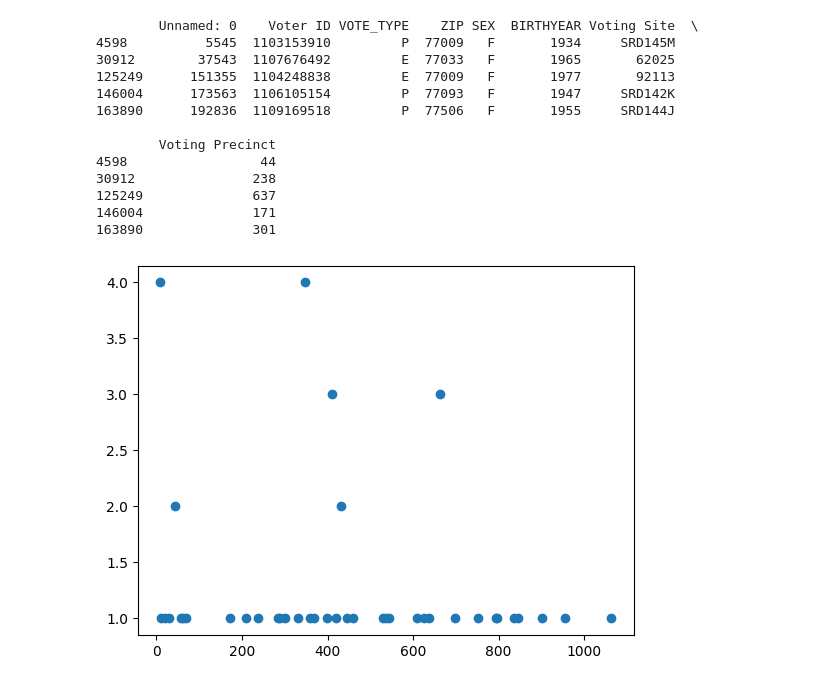
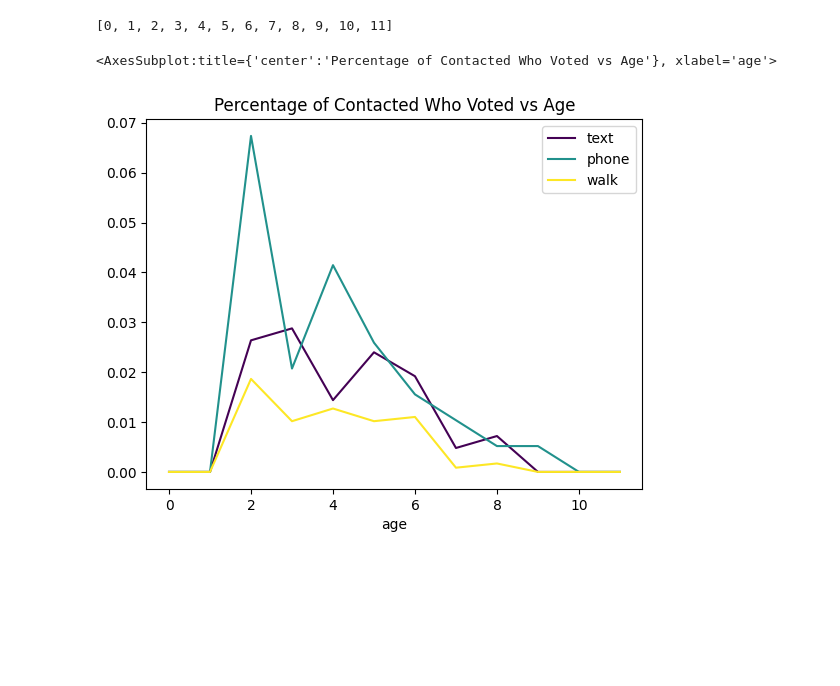
Before and after one commit to ywiamnog/Datathon-2023, a Jupyter notebook: best_methods_per_location.ipynb, the cells around one changed output. Cells and saved outputs as stored; diff of their text form; code cells hidden in the pictures; blank space fills up the shorter version.

Commit message:
made a chart for age vs voter turnout across GOTV formats

```diff
--- a/best_methods_per_location.ipynb
+++ b/best_methods_per_location.ipynb
@@ -49,36 +49,38 @@ phone_overall_conversion = phone_voters.shape[0]/phone_outreach.shape[0]
 
 walk_contact_conversion = walk_voters.shape[0]/len(walk_ids)
 walk_overall_conversion = walk_voters.shape[0]/walk_outreach.shape[0]
-# %%
-# best method per age:
-# dict needs to be of form { age: [0, 1, 2], text: [4, 5, 6], door:[4, 5, 6], phone:}
-print(text_voters.head())
-age_text = []
-age_walk = []
-for idx, row in text_voters.iterrows():
-    age = 2022 - row.loc["BIRTHYEAR"]
-    precinct = row.loc["Voting Precinct"]
-    sex = row.loc["SEX"]
-    if age not in age_text.keys():
-        age_text[age] = 1
-    else:
-        age_text[age] += 1
-    if precinct not in precinct_text.keys():
-        precinct_text[precinct] = 1
-    else:
-        precinct_text[precinct] +=  1
-# %% [output]
-        Unnamed: 0    Voter ID VOTE_TYPE    ZIP SEX  BIRTHYEAR Voting Site  \
-4598          5545  1103153910         P  77009   F       1934     SRD145M
-30912        37543  1107676492         E  77033   F       1965       62025
-125249      151355  1104248838         E  77009   F       1977       92113
-146004      173563  1106105154         P  77093   F       1947     SRD142K
-163890      192836  1109169518         P  77506   F       1955     SRD144J
-
-        Voting Precinct
-4598                 44
-30912               238
-125249              637
-146004              171
-163890              301
-[figure, removed]
+# %%
+# best method per age:
+# dict needs to be of form { age: [0, 1, 2], text: [4, 5, 6], door:[4, 5, 6], phone:}
+
+ages = list(range(0, 12))
+print(ages)
+age_text = [0]*12
+age_phone = [0]*12
+age_walk = [0]*12
+# update all the ages of text based voters
+for idx, row in text_voters.iterrows():
+    age = (2022 - row.loc["BIRTHYEAR"])//10
+    age_text[age] += 1
+
+for idx, row in phone_voters.iterrows():
+    age = (2022 - row.loc["BIRTHYEAR"])//10
+    age_phone[age] += 1
+
+for idx, row in walk_voters.iterrows():
+    age = (2022 - row.loc["BIRTHYEAR"])//10
+    age_walk[age] += 1
+
+# Normalization might need some changes
+for i in range(12):
+    age_phone[i] /= len(phone_contacted_ids)
+    age_text[i] /= len(text_ids)
+    age_walk[i] /= len(walk_ids)
+
+age_dict = {"age": ages, "text": age_text, "phone": age_phone, "walk": age_walk}
+age_data = pd.DataFrame(age_dict)
+age_data.plot(x="age", colormap = "viridis", title = "Percentage of Contacted Who Voted vs Age")
+# %% [output]
+[0, 1, 2, 3, 4, 5, 6, 7, 8, 9, 10, 11]
+<AxesSubplot:title={'center':'Percentage of Contacted Who Voted vs Age'}, xlabel='age'>
+[figure, added]
```
Also changed, not shown: 1 other file.
